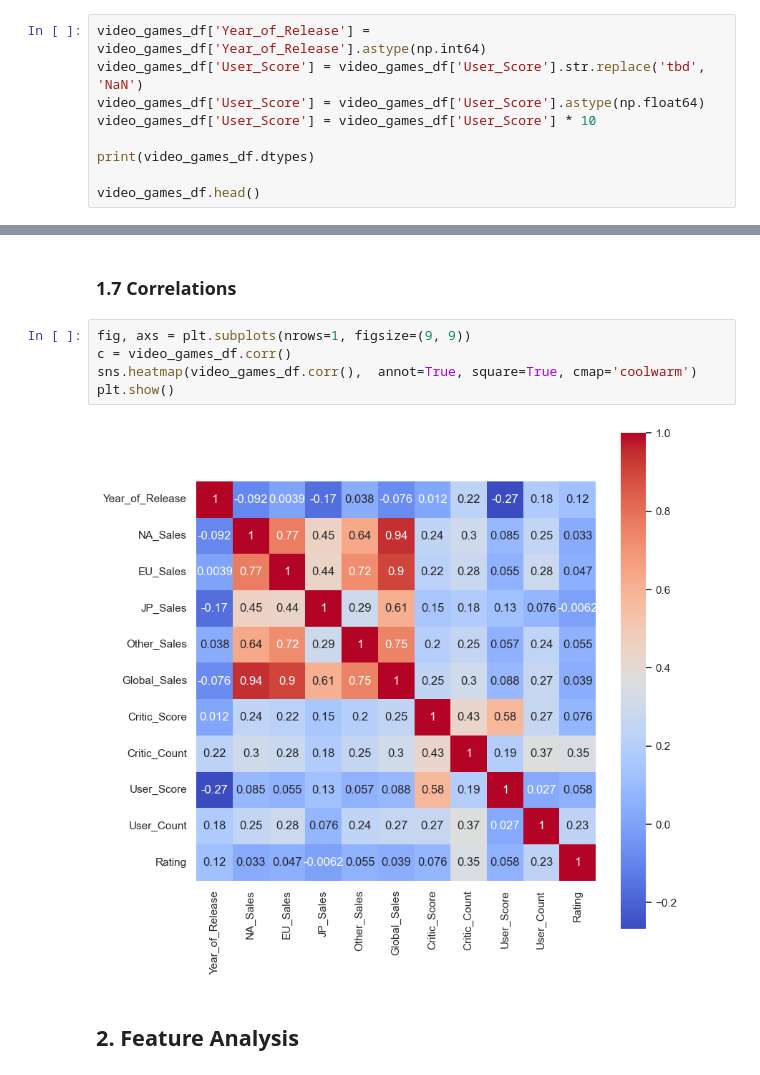
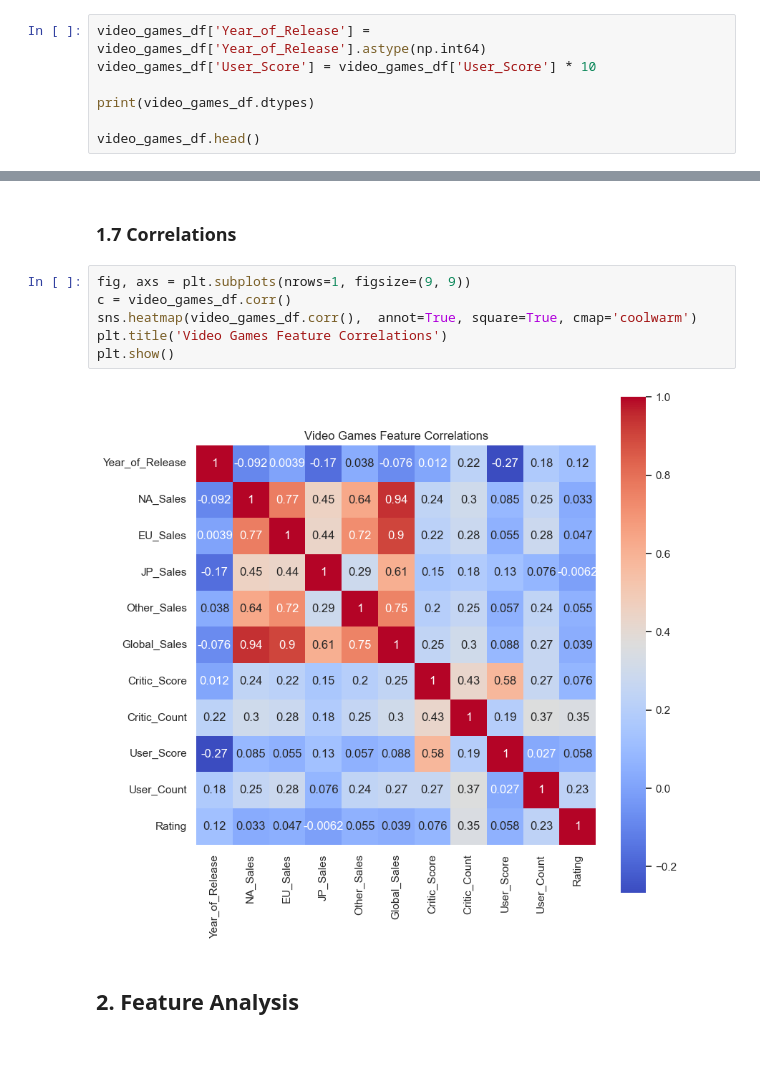
Before and after one commit to skalenjr/Video-Games-Sales-Analysis, a Jupyter notebook: VideoGames.ipynb, the cells around one changed output, grey strips where cells are left out. Drawn from its saved outputs; the diff is of its cells as text.

```diff
--- a/VideoGames.ipynb
+++ b/VideoGames.ipynb
@@ -179,7 +184,5 @@ The 'tbd' user scores need to be replaced with NaN values and the data type shou
 # %%
 video_games_df['Year_of_Release'] = video_games_df['Year_of_Release'].astype(np.int64)
-video_games_df['User_Score'] = video_games_df['User_Score'].str.replace('tbd', 'NaN')
-video_games_df['User_Score'] = video_games_df['User_Score'].astype(np.float64)
 video_games_df['User_Score'] = video_games_df['User_Score'] * 10
 
 print(video_games_df.dtypes)
@@ -283,10 +286,11 @@ Unique Ratings: [ 1. nan  4.  3.  2.]
 # %%
 fig, axs = plt.subplots(nrows=1, figsize=(9, 9))
 c = video_games_df.corr()
 sns.heatmap(video_games_df.corr(),  annot=True, square=True, cmap='coolwarm')
+plt.title('Video Games Feature Correlations')
 plt.show()
 # %% [output]
-[figure, old version]
+[figure, new version]
 # %% [markdown]
 ## **2. Feature Analysis**
 # %% [markdown]
```
Also changed, not shown: parts of 29 cells of this notebook, 2 other files.
